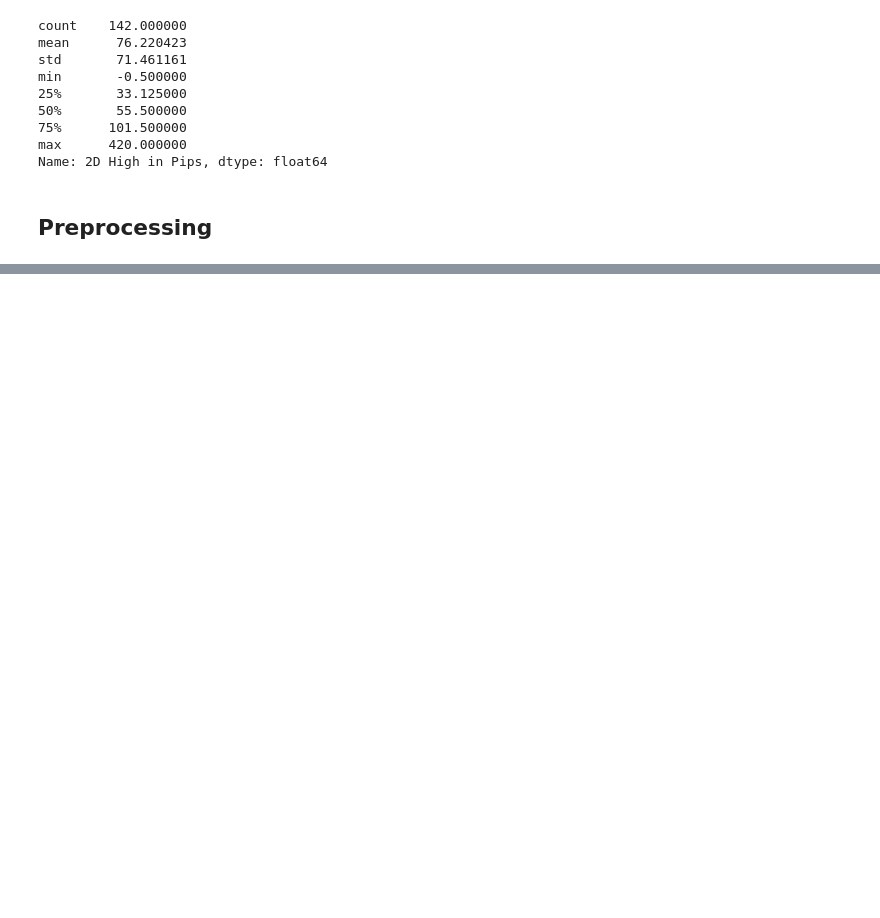
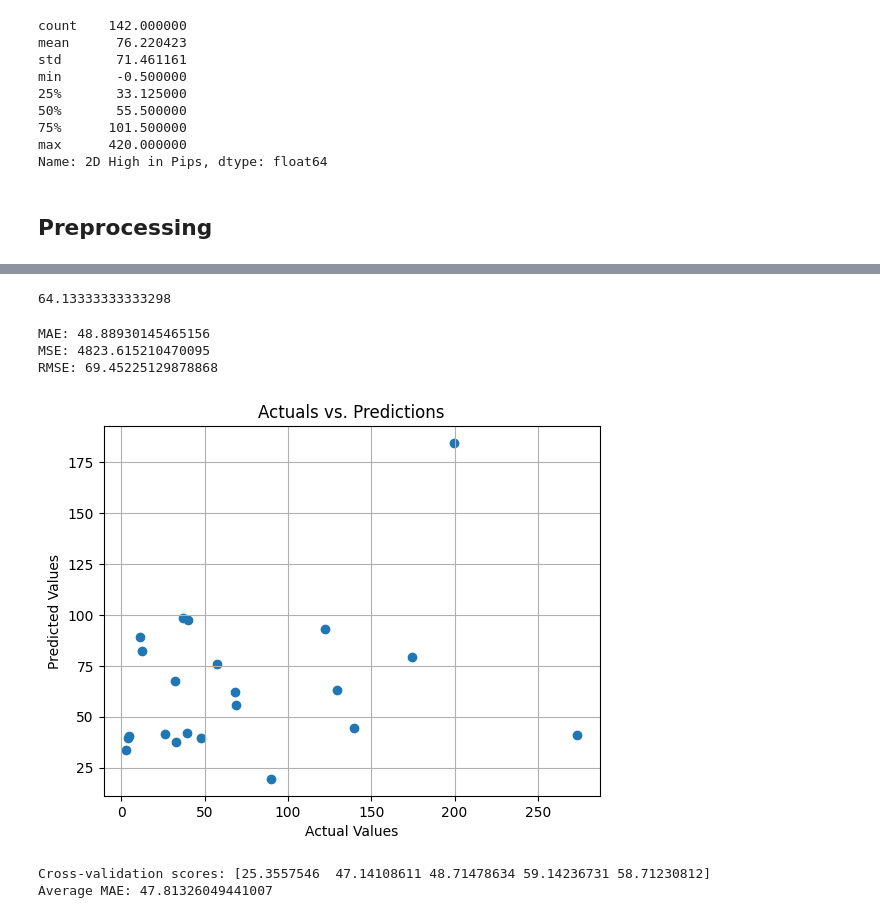
Before and after one commit to Cli091996/GU_High_ML_Project, a Jupyter notebook: GU_High_ML_Project .ipynb, the cells around one changed output, grey strips where cells are left out. Drawn from its saved outputs; the diff is of its cells as text; code cells hidden in the pictures; blank space fills up the shorter version.

```diff
--- a/GU_High_ML_Project .ipynb
+++ b/GU_High_ML_Project .ipynb
@@ -215,0 +356,61 @@ TypeError: fit() missing 1 required positional argument: 'y'
+# %%
+sell_trade_high_mean = sell_df['2D High in Pips'].mean()
+sell_trade_high_mean
+# %% [output]
+64.13333333333298
+# %%
+#Seperate features and label
+#Indepedent Variables
+X = sell_df[['open', 'high', 'low', 'close', '25EMA', '50EMA', '75EMA', '100EMA',
+       '125EMA', 'Spread','Trend Status_Bearish',
+       'Trend Status_Bullish', '5075 Trend Status_Bearish',
+       '5075 Trend Status_Bullish', '75100 Trend Status_Bearish',
+       '75100 Trend Status_Bullish', '100125 Trend Status_Bearish',
+       '100125 Trend Status_Bullish', 'Action_Ultimate Action',
+       'Opportunity_Optimal', 'Opportunity_Unfavorable']]
+#Dependent Variable
+Y = sell_df['2D High in Pips']
+
+X_train,X_test,Y_train, Y_test = train_test_split(X,Y, test_size=0.3, random_state=42)
+# %%
+#Create and fit linear regression model
+lin_model = LinearRegression().fit(X_train,Y_train)
+
+#Create and fit linear regression model
+lin_model = LinearRegression().fit(X_train,Y_train)
+
+#Make Predictions on test data
+y_preds = lin_model.predict(X_test)
+
+#Evaluate Model Performance
+mae = mean_absolute_error(Y_test, y_preds)
+mse = mean_squared_error(Y_test, y_preds)
+rmse = mean_squared_error(Y_test, y_preds, squared=False)
+
+print( 'MAE:', mae)
+print( 'MSE:', mse)
+print( 'RMSE:', rmse)
+# %% [output]
+MAE: 48.88930145465156
+MSE: 4823.615210470095
+RMSE: 69.45225129878868
+# %%
+import matplotlib.pyplot as plt
+
+plt.scatter(Y_test, y_preds)
+plt.xlabel("Actual Values")
+plt.ylabel("Predicted Values")
+plt.title("Actuals vs. Predictions")
+plt.grid(True)
+plt.show()
+# %% [output]
+[figure, added]
+# %%
+#Perform k-folk cross validation
+sell_trade_high_scores = cross_val_score(LinearRegression(),X, Y,cv=5, scoring ='neg_mean_absolute_error' )
+
+print('Cross-validation scores:', -sell_trade_high_scores)
+print('Average MAE:', -sell_trade_high_scores.mean())
+# %% [output]
+Cross-validation scores: [25.3557546  47.14108611 48.71478634 59.14236731 58.71230812]
+Average MAE: 47.81326049441007
```
Also changed, not shown: parts of 20 cells of this notebook.
